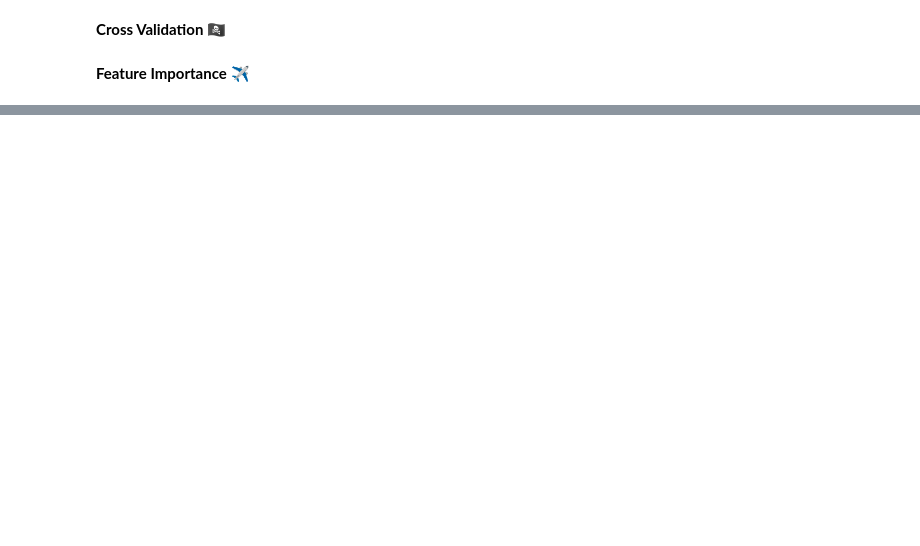
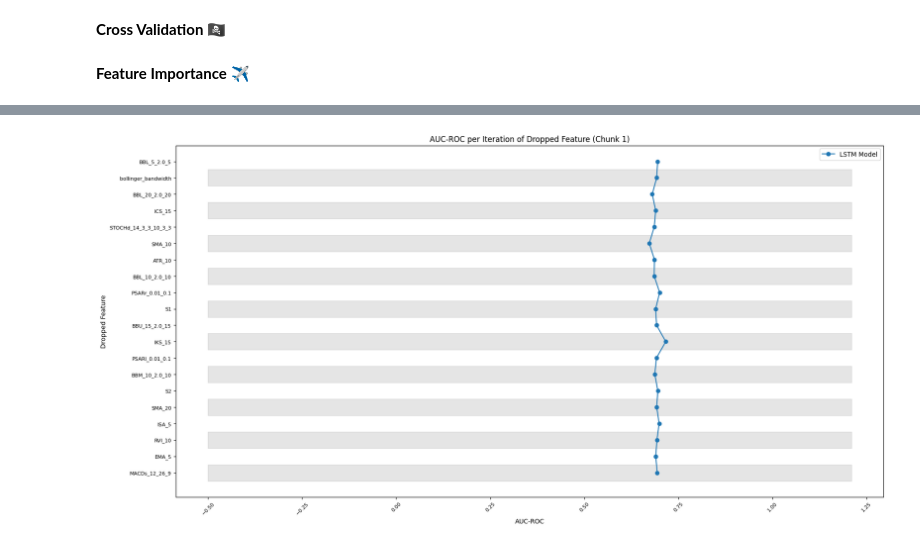
Before and after one commit to Jnorm911/websocket_trading, a Jupyter notebook: src/binary_classification/lstm/lstm_model.ipynb, the cells around one changed output, grey strips where cells are left out. Cells and saved outputs as stored; diff of their text form; code cells hidden in the pictures; blank space fills up the shorter version.

```diff
--- a/src/binary_classification/lstm/lstm_model.ipynb
+++ b/src/binary_classification/lstm/lstm_model.ipynb
@@ -352,0 +198,19 @@ BBL_5_2.0_5
+# %%
+# Call your function to preprocess the data
+X_train_base, X_test_base, y_train, y_test, feature_names = preprocess_data()
+
+# Train a random forest classifier
+rfc = RandomForestClassifier(n_estimators=100, random_state=42)
+rfc.fit(X_train_base, y_train)
+
+# Get feature importances
+importances = rfc.feature_importances_
+
+# Create a dataframe of features and their importances
+feature_importances_df = pd.DataFrame({'Feature': feature_names, 'Importance': importances})
+
+# Sort the dataframe by importance
+feature_importances_df.sort_values(by='Importance', ascending=False, inplace=True)
+
+# Display the dataframe
+print(feature_importances_df)
@@ -353,30 +219,16 @@ BBL_5_2.0_5
 # %%
+# Create a list of the features to be dropped
+features_to_drop = ['MACDs_12_26_9', 'EMA_5', 'RVI_10', 'ISA_5', 'SMA_20', 'S2', 'BBM_10_2.0_10',
+                    'PSARl_0.01_0.1', 'IKS_15', 'BBU_15_2.0_15', 'S1', 'PSARr_0.01_0.1', 'BBL_10_2.0_10',
+                    'ATR_10', 'SMA_10', 'STOCHd_14_3_3_10_3_3', 'ICS_15', 'BBL_20_2.0_20', 'bollinger_bandwidth',
+                    'BBL_5_2.0_5', 'PP', 'TRIX_12_6', 'volume']
+
 # Initialize a list to hold AUC-ROC scores for each iteration
-auc_roc_baseline_history = []
 auc_roc_lstm_history = []
 
 for feature in features_to_drop:
-    # Drop one feature at a time
-    features_df_temp = features_df.drop(feature, axis=1)
-
-    # Split the data into train and test sets
-    X_train_df, X_test_df = features_df_temp[:split_point], features_df_temp[split_point:]
-
-    # Apply preprocessing to the train and test sets
-    X_train_df, y_train = preprocess(X_train_df, y_train)
-    X_test_df, y_test = preprocess(X_test_df, y_test)
-
-    # Scale the data
-    X_train_df = scaler.fit_transform(X_train_df)
-    X_test_df = scaler.transform(X_test_df)
-
-    # Reshape the data for LSTM
-    X_train_lstm = X_train_df.reshape(X_train_df.shape[0], 1, X_train_df.shape[1])
-    X_test_lstm = X_test_df.reshape(X_test_df.shape[0], 1, X_test_df.shape[1])
-
-    # Reshape for the base model
-    X_train_base = X_train_df
-    X_test_base = X_test_df
+    # Call your function to preprocess the data
+    X_train_lstm, X_test_lstm, y_train, y_test = preprocess_data([feature])
 
     # Initialize the LSTM model
     lstm_model = Sequential()
@@ -387,32 +239,17 @@ for feature in features_to_drop:
     lstm_model.compile(loss='binary_crossentropy', optimizer='adam', metrics=['accuracy'])
 
     # Fit the LSTM model
-    history = lstm_model.fit(X_train_lstm, y_train.values, epochs=10, batch_size=72,
-                             validation_data=(X_test_lstm, y_test.values), verbose=2, shuffle=False)
+    history = lstm_model.fit(X_train_lstm, y_train, epochs=10, batch_size=72,
+                             validation_data=(X_test_lstm, y_test), verbose=2, shuffle=False)
 
     # Predict class labels for the test set
     y_pred_lstm = (lstm_model.predict(X_test_lstm) > 0.5).astype("int32")
 
     # Compute AUC-ROC for the LSTM model
-    auc_roc_lstm = roc_auc_score(y_test.values, y_pred_lstm)
+    auc_roc_lstm = roc_auc_score(y_test, y_pred_lstm)
 
     # Add the AUC-ROC score to the list
     auc_roc_lstm_history.append(auc_roc_lstm)
-
-    # Initialize the model
-    baseline_model = LogisticRegression(max_iter=5000)
-
-    # Fit the model
-    baseline_model.fit(X_train_base, y_train.values)
-
-    # Predict the test set results
-    y_pred_base = baseline_model.predict(X_test_base)
-
-    # Compute AUC-ROC for the base model
-    auc_roc_baseline = roc_auc_score(y_test.values, y_pred_base)
-
-    # Add the AUC-ROC score to the list
-    auc_roc_baseline_history.append(auc_roc_baseline)
 
 # Function to divide the features_to_drop list into sublists of 20 features each
 def divide_chunks(lst, chunk_size):
@@ -430,8 +267,6 @@ for chunk_index, features_to_drop_chunk in enumerate(features_to_drop_chunks):
     plt.figure(figsize=(20, 10))
 
     # Plot the AUC-ROC for each iteration
-    plt.plot(auc_roc_baseline_history[chunk_index * chunk_size:(chunk_index + 1) * chunk_size],
-             features_to_drop_chunk, marker='o', label='Baseline Model')
     plt.plot(auc_roc_lstm_history[chunk_index * chunk_size:(chunk_index + 1) * chunk_size],
              features_to_drop_chunk, marker='o', label='LSTM Model')
 
@@ -449,11 +284,21 @@ for chunk_index, features_to_drop_chunk in enumerate(features_to_drop_chunks):
     # Add colored rows for better readability
     for i in range(len(features_to_drop_chunk)):
         if i % 2 == 0:
-            plt.fill_between(np.arange(-0.5, max(auc_roc_baseline_history + auc_roc_lstm_history) + 0.5, 0.01),
+            plt.fill_between(np.arange(-0.5, max(auc_roc_lstm_history) + 0.5, 0.01),
                              i - 0.5, i + 0.5, color='gray', alpha=0.2)
 
     # Add the legend and display the chart
     plt.legend()
     plt.show()
+
+# Create a dictionary of features and their corresponding AUC-ROC scores
+features_auc_roc_lstm_dict = dict(zip(features_to_drop, auc_roc_lstm_history))
+
+# Create a sorted list of tuples from the dictionary
+sorted_features_auc_roc_lstm = sorted(features_auc_roc_lstm_dict.items(), key=lambda item: item[1], reverse=True)
+
+# Print the sorted list
+for feature, auc_roc in sorted_features_auc_roc_lstm:
+    print(f'Feature: {feature}, AUC-ROC score: {auc_roc:.4f}')
 # %% [output]
 Epoch 1/10
@@ -475,0 +321 @@ Epoch 10/10
+[figure, added]
```
Also changed, not shown: parts of 10 cells of this notebook.
